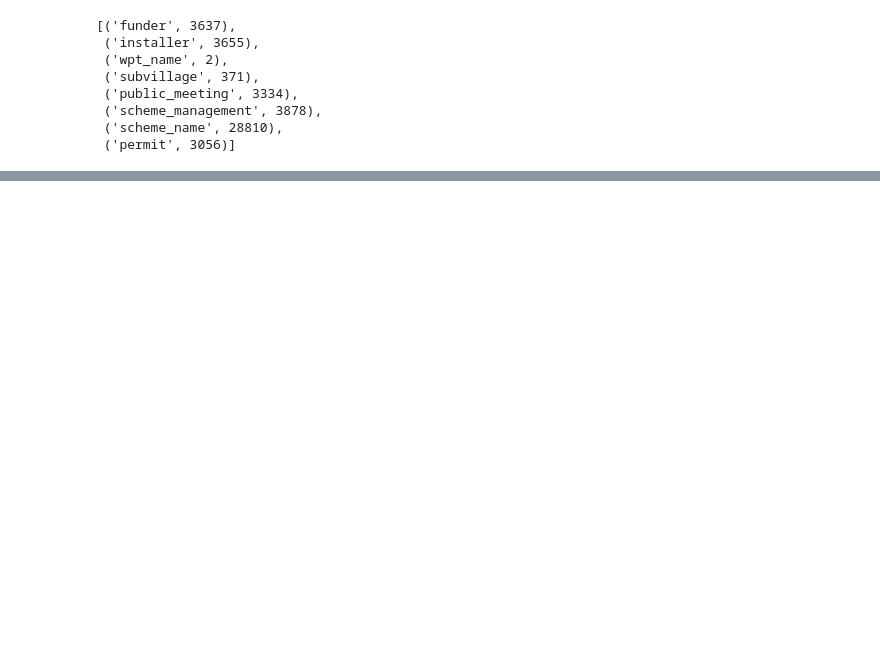
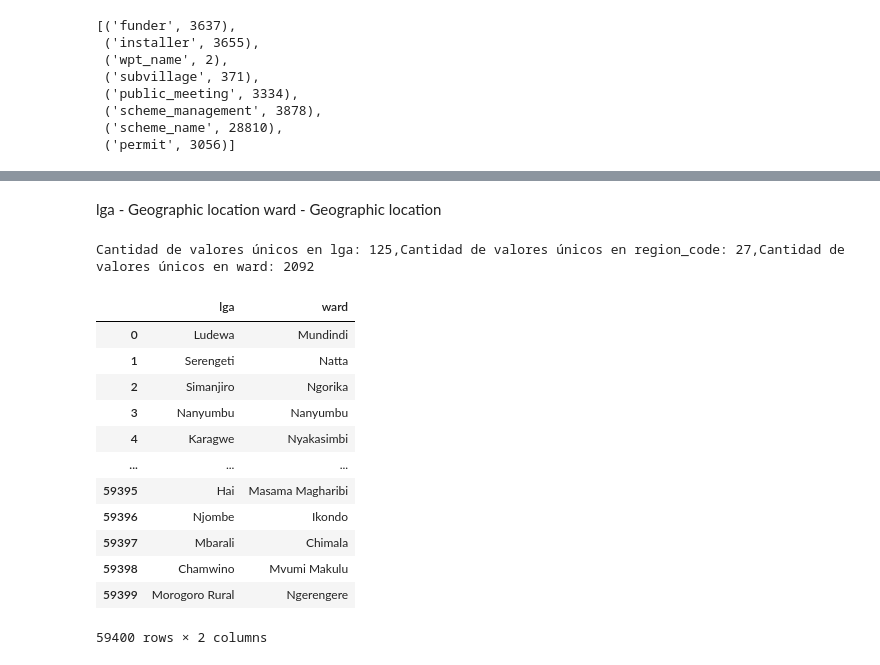
Before and after one commit to juandavidriosm/TareaMachineLearning, a Jupyter notebook: EDA.ipynb, the cells around one changed output, grey strips where cells are left out. Cells and saved outputs as stored; diff of their text form; code cells hidden in the pictures; blank space fills up the shorter version.

```diff
--- a/EDA.ipynb
+++ b/EDA.ipynb
@@ -699,0 +1013,22 @@ drop_list  = ["scheme_name","funder","management_group","num_private","recorded_
+# %% [markdown]
+lga - Geographic location
+ward - Geographic location
+# %%
+print(f"Cantidad de valores únicos en lga: {df.lga.nunique()},Cantidad de valores únicos en region_code: {df.region_code.nunique()},Cantidad de valores únicos en ward: {df.ward.nunique()}")
+
+df[["lga","ward"]]
+# %% [output]
+Cantidad de valores únicos en lga: 125,Cantidad de valores únicos en region_code: 27,Cantidad de valores únicos en ward: 2092
+|  | lga | ward |
+| 0 | Ludewa | Mundindi |
+| 1 | Serengeti | Natta |
+| 2 | Simanjiro | Ngorika |
+| 3 | Nanyumbu | Nanyumbu |
+| 4 | Karagwe | Nyakasimbi |
+| ... | ... | ... |
+| 59395 | Hai | Masama Magharibi |
+| 59396 | Njombe | Ikondo |
+| 59397 | Mbarali | Chimala |
+| 59398 | Chamwino | Mvumi Makulu |
+| 59399 | Morogoro Rural | Ngerengere |
+59400 rows × 2 columns
```
Also changed, not shown: parts of 37 cells of this notebook, 4 other files.
